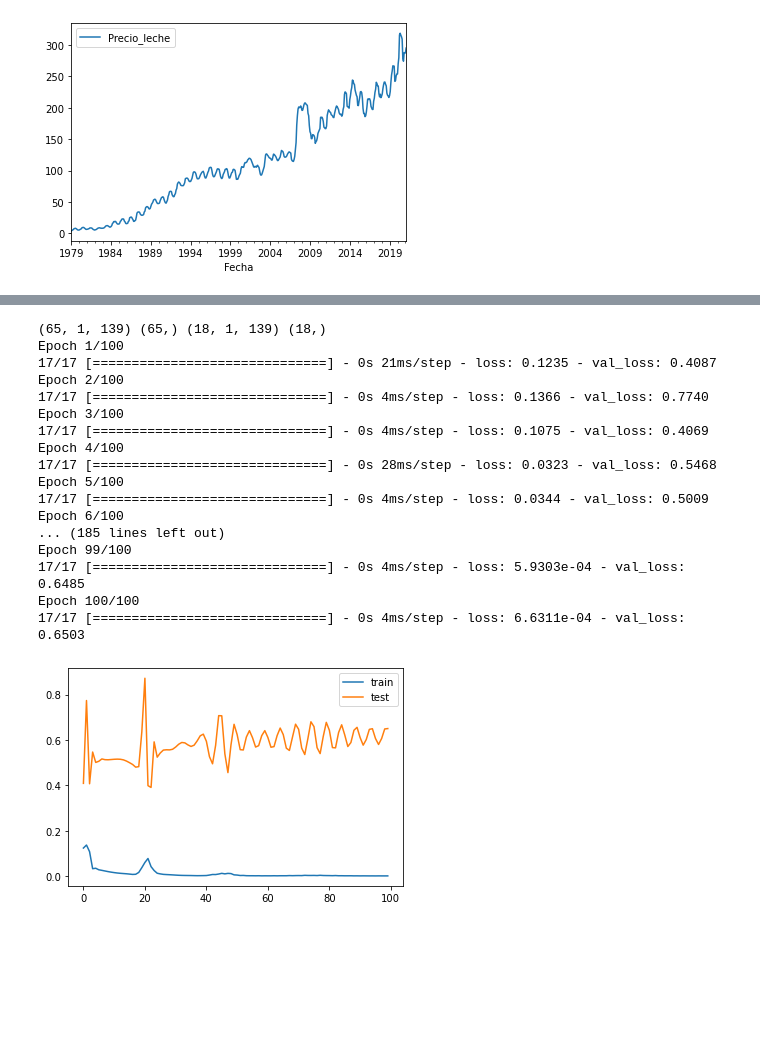
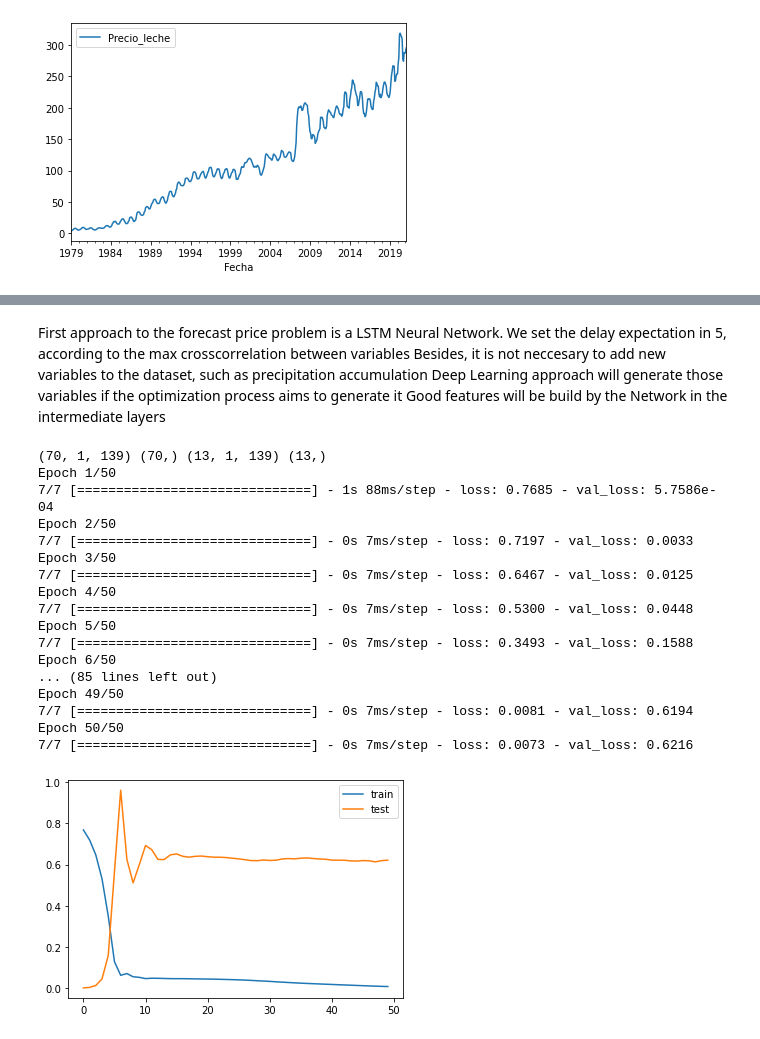
Before and after one commit to maramir6/spike_challenge, a Jupyter notebook: desafio.ipynb, the cells around one changed output, grey strips where cells are left out. Cells and saved outputs as stored; diff of their text form; code cells hidden in the pictures; blank space fills up the shorter version.

```diff
--- a/desafio.ipynb
+++ b/desafio.ipynb
@@ -201,16 +185,4 @@ mlk_serie.drop(columns=["Mes", "Anio"]).plot()
 # %% [output]
 <AxesSubplot:xlabel='Fecha'>
 [figure]
-# %%
-# Our first approach to the problem is going to use only the data that is fully complete in the dataframes. Central bank most important index
-# started in 2013, such as Electricity generation, Agriculture PIB among others. So we are aiming to have less time period but with
-# more variables
-df_mlk = df_mlk[df_mlk["Anio"]>=2013]
-# %%
-# We also filter Central Bank and Precipitation Dataframe, starting in 2013
-indices = (df_ppt["date"] >= "2013-01-01")
-df_ppt = df_ppt.loc[indices]
-
-indices = (df_bcn["Periodo"] >= "2013-01-01")
-df_bcn = df_bcn.loc[indices]
 # %%
@@ -319,5 +294,11 @@ dictionary
 # %%
 df_total.fillna(0, inplace=True)
+# %% [markdown]
+First approach to the forecast price problem is a LSTM Neural Network.
+We set the delay expectation in 5, according to the max crosscorrelation between variables
+Besides, it is not neccesary to add new variables to the dataset, such as precipitation accumulation
+Deep Learning approach will generate those variables if the optimization process aims to generate it
+Good features will be build by the Network in the intermediate layers
 # %%
 from sklearn.preprocessing import MinMaxScaler
 from sklearn.preprocessing import LabelEncoder
@@ -325,12 +306,6 @@ from sklearn.metrics import mean_squared_error
 from keras.models import Sequential
 from keras.layers import Dense
 from keras.layers import LSTM
-
-#First approach to the forecast price problem is a LSTM Neural Network.
-# We set the delay expectation in 5, according to the max crosscorrelation between variables
-# Besides, it is not neccesary to add new variables to the dataset, such as precipitation accumulation
-# Deep Learning approach will generate those variables if the optimization process aims to generate it
-# Good features will be build by the Network in the intermediate layers
 
 # convert series to supervised learning
 def series_to_supervised(data, n_in=1, n_out=1, dropnan=True):
@@ -357,55 +332,57 @@ def series_to_supervised(data, n_in=1, n_out=1, dropnan=True):
     return agg
 
 # load dataset
-values = df_total.values
-values = values.astype('float32')
+df_lstm = df_total[df_total.index >="2013-01-01"]
+values = df_lstm.values.astype('float32')
 # normalize features
 scaler = MinMaxScaler(feature_range=(0, 1))
 scaled = scaler.fit_transform(values)
 # frame as supervised learning
 reframed = series_to_supervised(scaled, 5, 0)
 
 # split into train and test sets
 values = reframed.values
-n_train_hours = 65
+n_train_hours = int(0.8*len(df_lstm.index))
 train = values[:n_train_hours, :]
 test = values[n_train_hours:, :]
 # split into input and outputs
 train_X, train_y = train[:, :-1], train[:, -1]
 test_X, test_y = test[:, :-1], test[:, -1]
 # reshape input to be 3D [samples, timesteps, features]
 train_X = train_X.reshape((train_X.shape[0], 1, train_X.shape[1]))
 test_X = test_X.reshape((test_X.shape[0], 1, test_X.shape[1]))
 print(train_X.shape, train_y.shape, test_X.shape, test_y.shape)
 
 # design network
 model = Sequential()
-model.add(LSTM(100, input_shape=(train_X.shape[1], train_X.shape[2])))
+model.add(LSTM(50, return_sequences=True, input_shape=(train_X.shape[1], train_X.shape[2])))
+model.add(LSTM(25, return_sequences=True, activation='relu'))
+model.add(LSTM(10, activation='relu'))
 model.add(Dense(1))
 model.compile(loss='mse', optimizer='adam')
 # fit network
-history = model.fit(train_X, train_y, epochs=100, batch_size=4, validation_data=(test_X, test_y), shuffle=False)
+history = model.fit(train_X, train_y, epochs=50, batch_size=10, validation_data=(test_X, test_y), shuffle=False)
 # plot history
 plt.plot(history.history['loss'], label='train')
 plt.plot(history.history['val_loss'], label='test')
 plt.legend()
 plt.show()
 # %% [output]
-(65, 1, 139) (65,) (18, 1, 139) (18,)
-Epoch 1/100
-17/17 [==============================] - 0s 21ms/step - loss: 0.1235 - val_loss: 0.4087
-Epoch 2/100
-17/17 [==============================] - 0s 4ms/step - loss: 0.1366 - val_loss: 0.7740
-Epoch 3/100
-17/17 [==============================] - 0s 4ms/step - loss: 0.1075 - val_loss: 0.4069
-Epoch 4/100
-17/17 [==============================] - 0s 28ms/step - loss: 0.0323 - val_loss: 0.5468
-Epoch 5/100
-17/17 [==============================] - 0s 4ms/step - loss: 0.0344 - val_loss: 0.5009
-Epoch 6/100
-... (185 lines left out)
-Epoch 99/100
-17/17 [==============================] - 0s 4ms/step - loss: 5.9303e-04 - val_loss: 0.6485
-Epoch 100/100
-17/17 [==============================] - 0s 4ms/step - loss: 6.6311e-04 - val_loss: 0.6503
+(70, 1, 139) (70,) (13, 1, 139) (13,)
+Epoch 1/50
+7/7 [==============================] - 1s 88ms/step - loss: 0.7685 - val_loss: 5.7586e-04
+Epoch 2/50
+7/7 [==============================] - 0s 7ms/step - loss: 0.7197 - val_loss: 0.0033
+Epoch 3/50
+7/7 [==============================] - 0s 7ms/step - loss: 0.6467 - val_loss: 0.0125
+Epoch 4/50
+7/7 [==============================] - 0s 7ms/step - loss: 0.5300 - val_loss: 0.0448
+Epoch 5/50
+7/7 [==============================] - 0s 7ms/step - loss: 0.3493 - val_loss: 0.1588
+Epoch 6/50
+... (85 lines left out)
+Epoch 49/50
+7/7 [==============================] - 0s 7ms/step - loss: 0.0081 - val_loss: 0.6194
+Epoch 50/50
+7/7 [==============================] - 0s 7ms/step - loss: 0.0073 - val_loss: 0.6216
-[figure, old version]
+[figure, new version]
```
Also changed, not shown: parts of 42 cells of this notebook.
